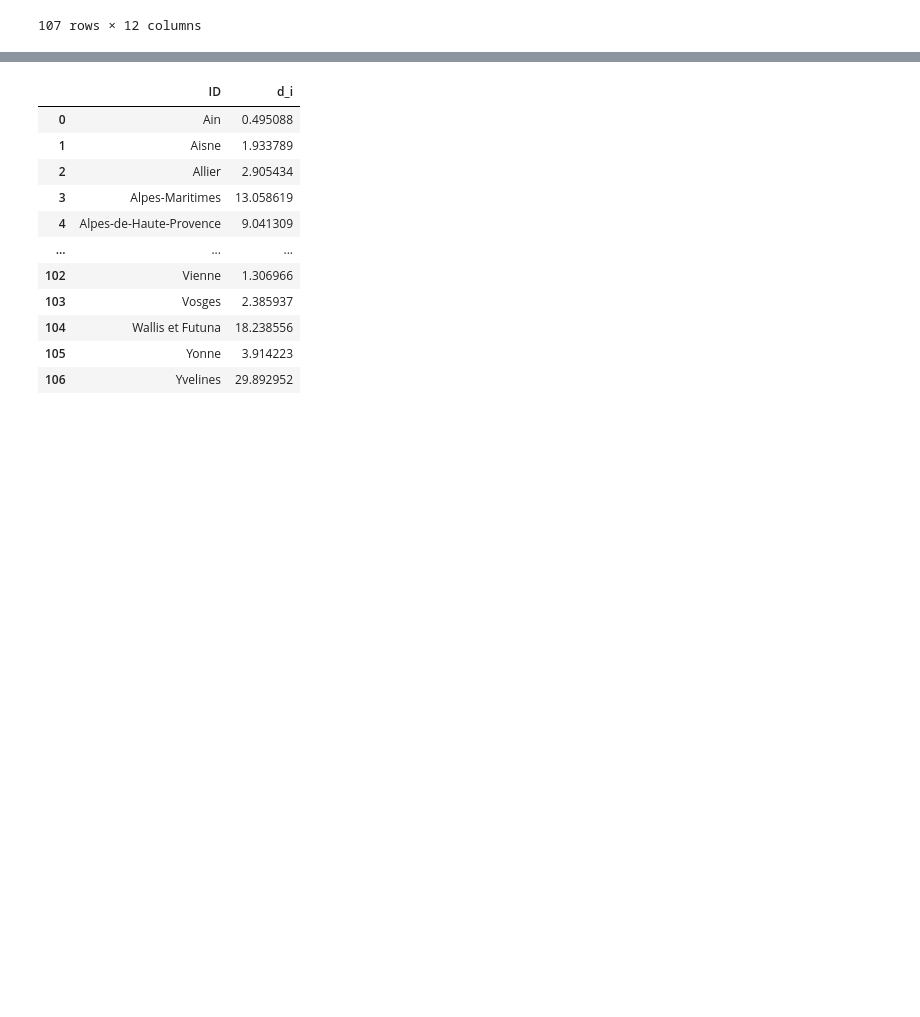
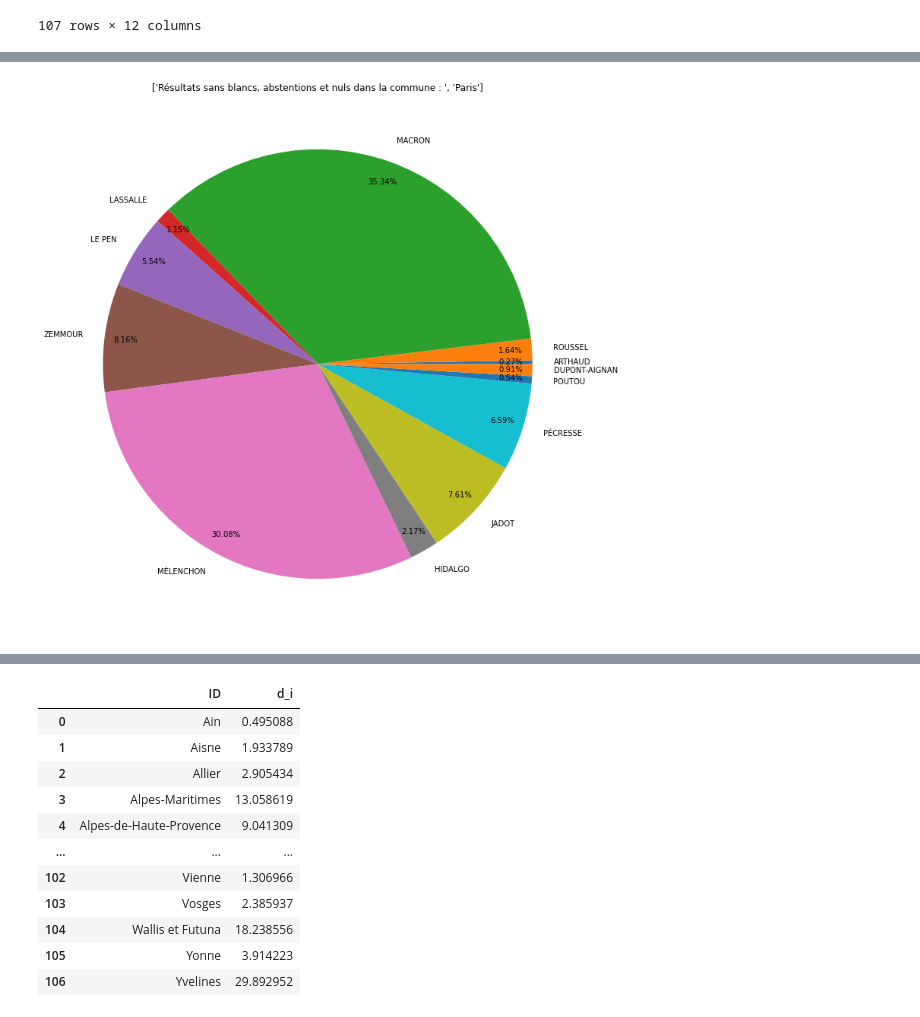
Before and after one commit to BaderEK/AnalyseDeDonnees, a Jupyter notebook: Groupe 2/Groupe 2/rendu.ipynb, the cells around one changed output, grey strips where cells are left out. Cells and saved outputs as stored; diff of their text form; code cells hidden in the pictures; blank space fills up the shorter version.

```diff
--- a/Groupe 2/Groupe 2/rendu.ipynb
+++ b/Groupe 2/Groupe 2/rendu.ipynb
@@ -646,0 +647,4 @@ plt.show()
+# %%
+camembertCommObs("Paris",False)
+# %% [output]
+[figure, added]
```
Also changed, not shown: parts of 9 cells of this notebook.
